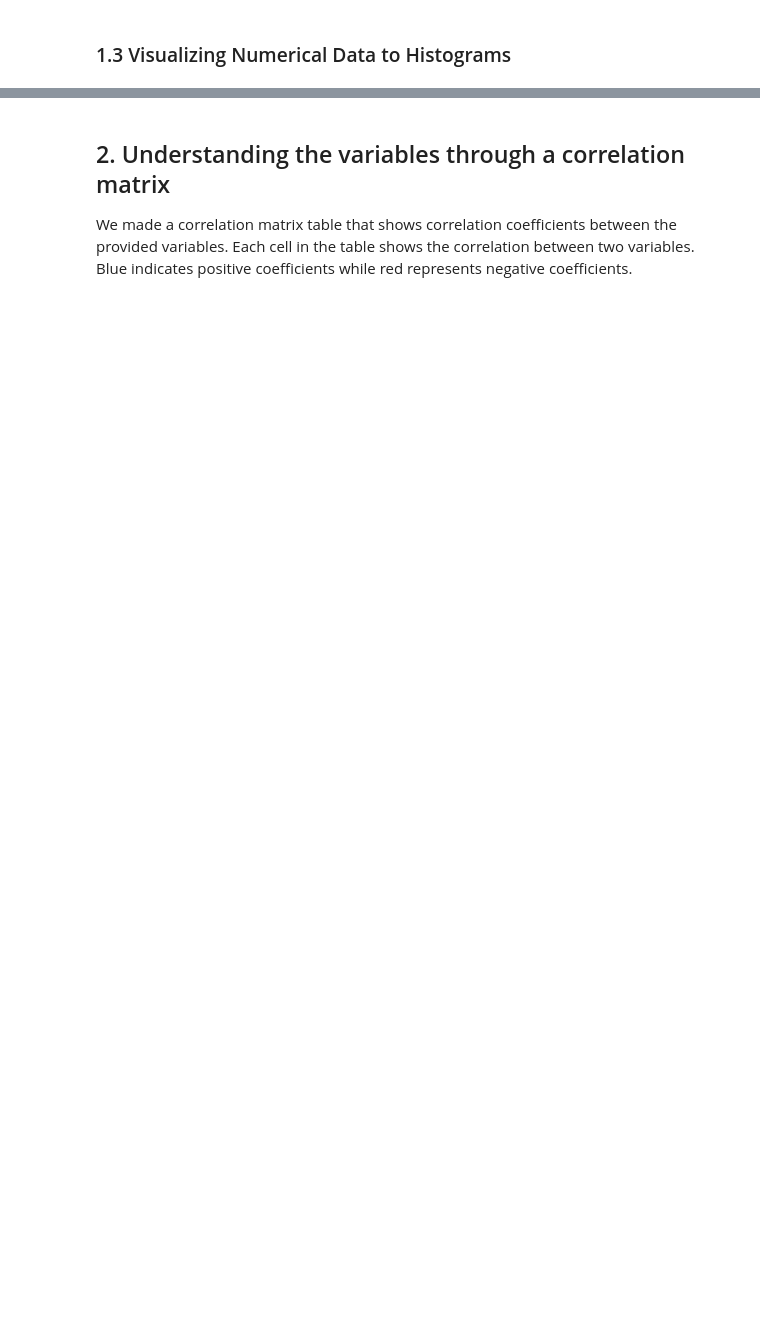
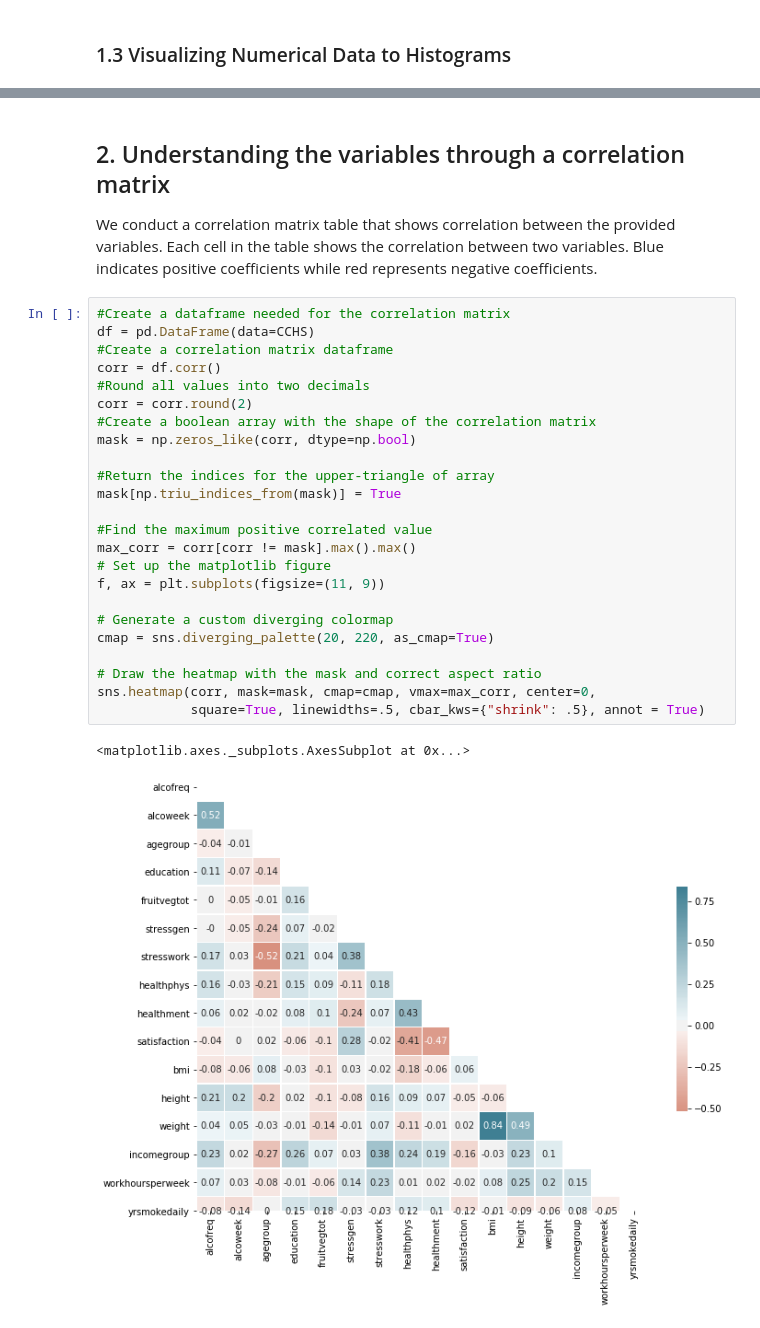
Before and after one commit to diegoarmaca/SocialDataSample, a Jupyter notebook: cchs.ipynb, the cells around one changed output, grey strips where cells are left out. Saved outputs shown, nothing was run; the diff lists cells and outputs as text; blank space fills up the shorter version.

```diff
--- a/cchs.ipynb
+++ b/cchs.ipynb
@@ -265,3 +263,30 @@ plt.show()
 # %% [markdown]
 ## 2. Understanding the variables through a correlation matrix
-We made a correlation matrix table that shows correlation coefficients between the provided variables. Each cell in the table shows the correlation between two variables. Blue indicates positive coefficients while red represents negative coefficients.
+We conduct a correlation matrix table that shows correlation between the provided variables. Each cell in the table shows the correlation between two variables. Blue indicates positive coefficients while red represents negative coefficients.
+# %%
+#Create a dataframe needed for the correlation matrix
+df = pd.DataFrame(data=CCHS)
+#Create a correlation matrix dataframe
+corr = df.corr()
+#Round all values into two decimals
+corr = corr.round(2)
+#Create a boolean array with the shape of the correlation matrix
+mask = np.zeros_like(corr, dtype=np.bool)
+
+#Return the indices for the upper-triangle of array
+mask[np.triu_indices_from(mask)] = True
+
+#Find the maximum positive correlated value
+max_corr = corr[corr != mask].max().max()
+# Set up the matplotlib figure
+f, ax = plt.subplots(figsize=(11, 9))
+
+# Generate a custom diverging colormap
+cmap = sns.diverging_palette(20, 220, as_cmap=True)
+
+# Draw the heatmap with the mask and correct aspect ratio
+sns.heatmap(corr, mask=mask, cmap=cmap, vmax=max_corr, center=0,
+            square=True, linewidths=.5, cbar_kws={"shrink": .5}, annot = True)
+# %% [output]
+<matplotlib.axes._subplots.AxesSubplot at 0x...>
+[figure, added]
```
Also changed, not shown: parts of 32 cells of this notebook.
